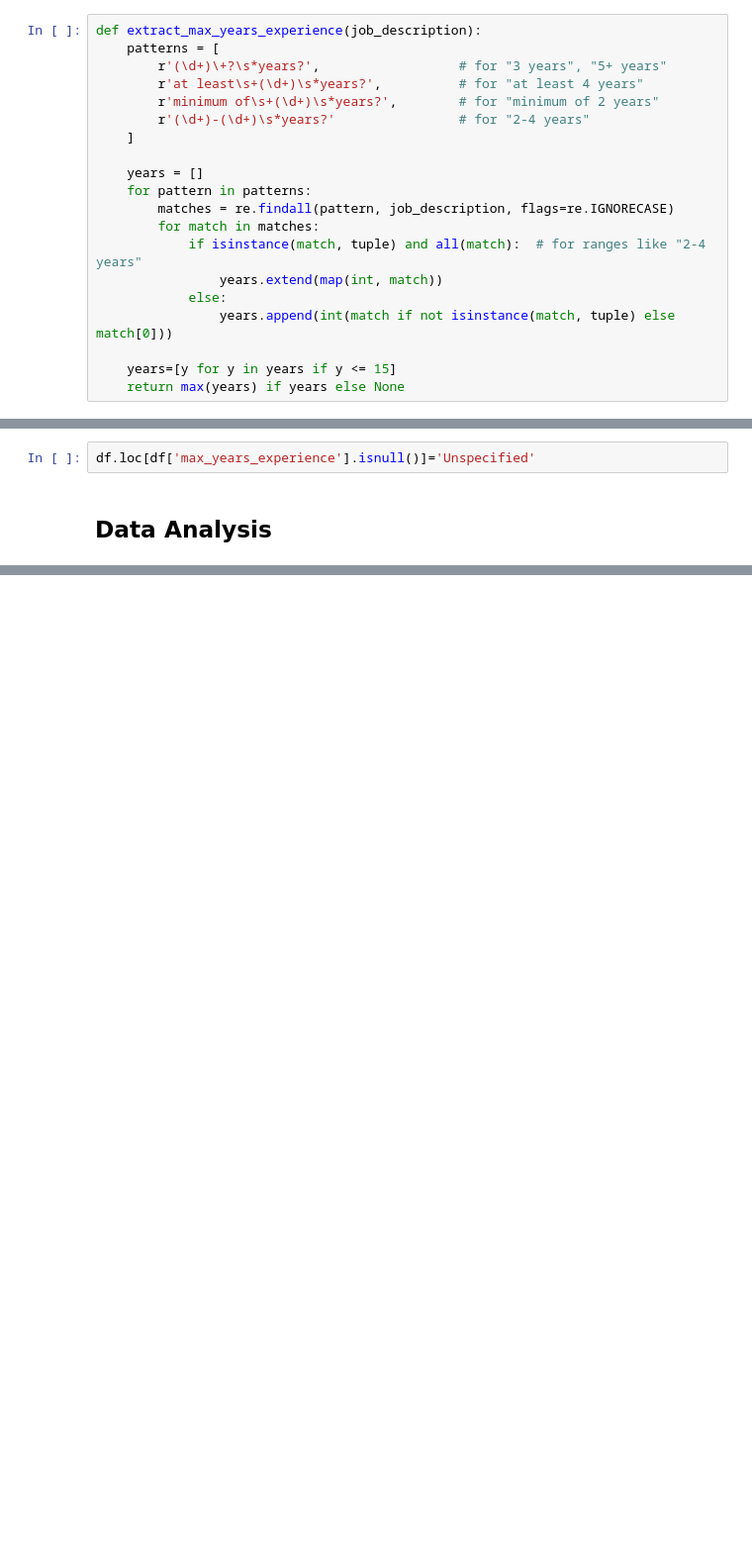
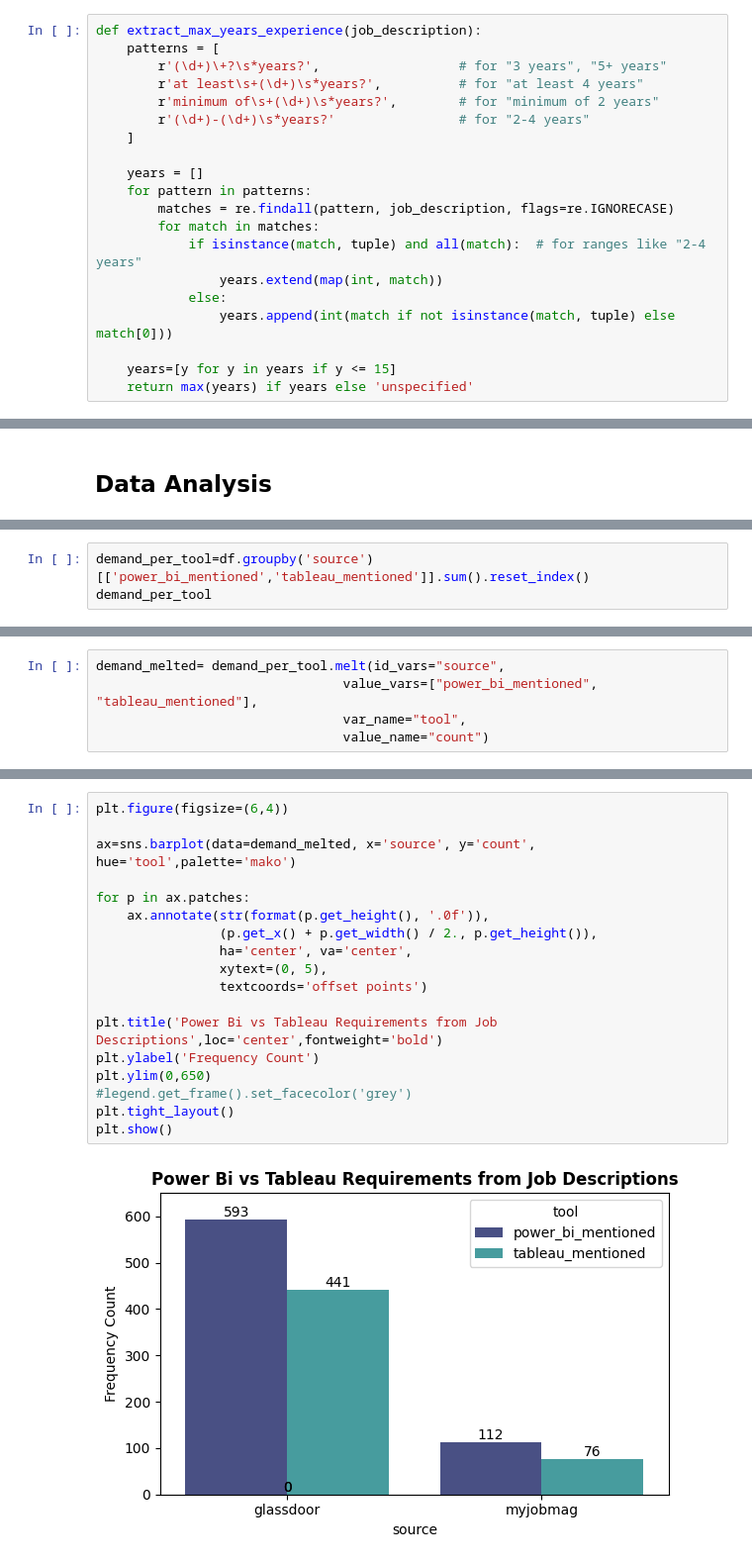
Before and after one commit to WamzMwangi/Job_Market_Analysis-BI_Tools, a Jupyter notebook: main.ipynb, the cells around one changed output, grey strips where cells are left out. Shown at 99% size. Drawn from its saved outputs; the diff is of its cells as text; blank space fills up the shorter version.

Commit message:
frequency count

```diff
--- a/main.ipynb
+++ b/main.ipynb
@@ -363,7 +321,7 @@ def extract_max_years_experience(job_description):
                 years.append(int(match if not isinstance(match, tuple) else match[0]))
 
     years=[y for y in years if y <= 15]
-    return max(years) if years else None
+    return max(years) if years else 'unspecified'
 # %%
 df['max_years_experience']=df['description'].apply(extract_max_years_experience)
 # %%
@@ -407,5 +363,3 @@ Unspecified    393
 Name: count, dtype: int64
-# %%
-df.loc[df['max_years_experience'].isnull()]='Unspecified'
 # %% [markdown]
 ## Data Analysis
@@ -411,0 +368,3 @@ df.loc[df['max_years_experience'].isnull()]='Unspecified'
+# %%
+demand_per_tool=df.groupby('source')[['power_bi_mentioned','tableau_mentioned']].sum().reset_index()
+demand_per_tool
@@ -411,0 +375,5 @@ df.loc[df['max_years_experience'].isnull()]='Unspecified'
+# %%
+demand_melted= demand_per_tool.melt(id_vars="source",
+                                value_vars=["power_bi_mentioned", "tableau_mentioned"],
+                                var_name="tool",
+                                value_name="count")
@@ -411,0 +388,20 @@ df.loc[df['max_years_experience'].isnull()]='Unspecified'
+# %%
+plt.figure(figsize=(6,4))
+
+ax=sns.barplot(data=demand_melted, x='source', y='count', hue='tool',palette='mako')
+
+for p in ax.patches:
+    ax.annotate(str(format(p.get_height(), '.0f')),
+                (p.get_x() + p.get_width() / 2., p.get_height()),
+                ha='center', va='center',
+                xytext=(0, 5),
+                textcoords='offset points')
+
+plt.title('Power Bi vs Tableau Requirements from Job Descriptions',loc='center',fontweight='bold')
+plt.ylabel('Frequency Count')
+plt.ylim(0,650)
+#legend.get_frame().set_facecolor('grey')
+plt.tight_layout()
+plt.show()
+# %% [output]
+[figure, added]
```
Also changed, not shown: parts of 18 cells of this notebook.
